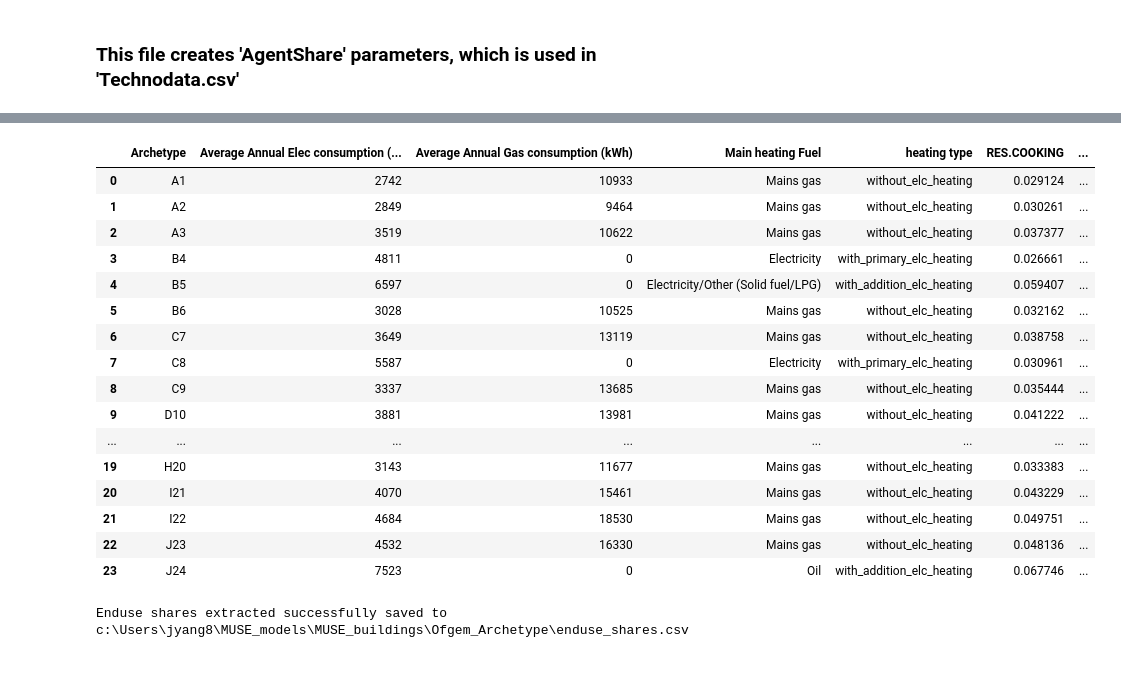
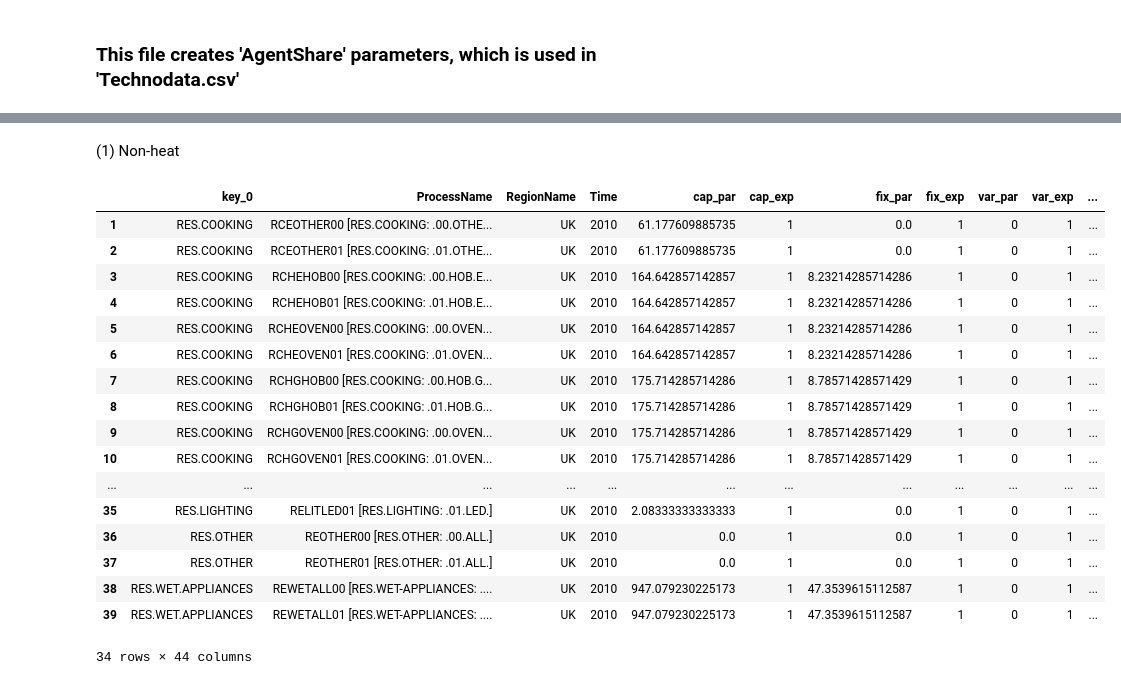
Before and after one commit to Jin-Jun-Mei/MUSE_UK_buildings, a Jupyter notebook: python_script/create_capacity_share.ipynb, the cells around one changed output, grey strips where cells are left out. Cells and saved outputs as stored; diff of their text form; code cells hidden in the pictures.

Commit message:
update ofgem agents

```diff
--- a/python_script/create_capacity_share.ipynb
+++ b/python_script/create_capacity_share.ipynb
@@ -84,10 +38,12 @@ def get_multiplier(enduse,heating_type):
 data_folder = Path.cwd().parent / "Ofgem_Archetype"
 
 # read the tables in the excel file
-df = pd.read_excel(data_folder / "Ofgem energy consumer archetypes2024_Tables1.xlsx", sheet_name="cleaned").dropna()
+df_ofgem = pd.read_excel(data_folder / "Ofgem energy consumer archetypes2024_Tables1.xlsx", sheet_name="original").dropna()
 
-# Apply the logic to create the "heating type" column
-df['heating type'] = df['Main heating Fuel'].apply(categorize_heating)
+# keep only the columns we need
+col_to_keep = ['Archetype','Average Annual Elec consumption (kWh)','Average Annual Gas consumption (kWh)', 'Main heating Fuel']
+
+df_ofgem = df_ofgem[col_to_keep]
 
 # display the data
-# df.head()
+df_ofgem.head()
@@ -111,20 +56,0 @@ for item in list(enduses_mapping.keys()):
-# %%
-df
-# %% [output]
-|  | Archetype | Average Annual Elec consumption (... | Average Annual Gas consumption (kWh) | Main heating Fuel | heating type | RES.COOKING | ... |
-| 0 | A1 | 2742 | 10933 | Mains gas | without_elc_heating | 0.029124 | ... |
-| 1 | A2 | 2849 | 9464 | Mains gas | without_elc_heating | 0.030261 | ... |
-| 2 | A3 | 3519 | 10622 | Mains gas | without_elc_heating | 0.037377 | ... |
-| 3 | B4 | 4811 | 0 | Electricity | with_primary_elc_heating | 0.026661 | ... |
-| 4 | B5 | 6597 | 0 | Electricity/Other (Solid fuel/LPG) | with_addition_elc_heating | 0.059407 | ... |
-| 5 | B6 | 3028 | 10525 | Mains gas | without_elc_heating | 0.032162 | ... |
-| 6 | C7 | 3649 | 13119 | Mains gas | without_elc_heating | 0.038758 | ... |
-| 7 | C8 | 5587 | 0 | Electricity | with_primary_elc_heating | 0.030961 | ... |
-| 8 | C9 | 3337 | 13685 | Mains gas | without_elc_heating | 0.035444 | ... |
-| 9 | D10 | 3881 | 13981 | Mains gas | without_elc_heating | 0.041222 | ... |
-| ... | ... | ... | ... | ... | ... | ... | ... |
-| 19 | H20 | 3143 | 11677 | Mains gas | without_elc_heating | 0.033383 | ... |
-| 20 | I21 | 4070 | 15461 | Mains gas | without_elc_heating | 0.043229 | ... |
-| 21 | I22 | 4684 | 18530 | Mains gas | without_elc_heating | 0.049751 | ... |
-| 22 | J23 | 4532 | 16330 | Mains gas | without_elc_heating | 0.048136 | ... |
-| 23 | J24 | 7523 | 0 | Oil | with_addition_elc_heating | 0.067746 | ... |
@@ -138,21 +57,23 @@ enduse_shares_df.set_index('Archetype', inplace=True)
-# %%
-enduse_shares_df = enduse_shares_df.T
-enduse_shares_df.to_csv(data_folder / "enduse_shares.csv")
-
-print("Enduse shares extracted successfully saved to " + str(data_folder / "enduse_shares.csv"))
-# %% [output]
-Enduse shares extracted successfully saved to c:\Users\jyang8\MUSE_models\MUSE_buildings\Ofgem_Archetype\enduse_shares.csv
 # %%
 technodata_df = pd.read_csv( Path.cwd().parent /"Buildings/MUSE_Files" / "Technodata.csv")
 
 # Step 1: Identify columns with "new" in the "Unit" row, a.k.a the Agent columns
 columns_to_drop = technodata_df.loc[0][technodata_df.loc[0] == "new"].index
 
-# Step 2: Drop these Agent columns from the DataFrame
+# Step 2: Drop these old Agent columns from the DataFrame
 technodata_df.drop(columns=columns_to_drop, inplace=True)
 
-# Step 3: Extract the "Unit" row
+# Step 3: Extract the "Unit" row, which will be added back to the DataFrame later
 unit_row = technodata_df.iloc[[0]]
 
 # Step 4: Remove the "Unit" row from technodata_df for merging
-technodata_df_no_unit = technodata_df.iloc[1:].reset_index(drop=True)
+# technodata_df_no_unit = technodata_df.iloc[1:].reset_index(drop=True)
+
+# Step 5: split the df into two dfs based on the "EndUse" column
+# Define the condition for splitting
+non_heat_use = technodata_df['EndUse'].str.contains('|'.join(non_heat_enduses), case=False, na=False)
+heating_use = technodata_df['EndUse'].str.contains('|'.join(heating_enduses), case=False, na=False)
+
+# Split the DataFrame
+df_non_heat = technodata_df[non_heat_use]
+df_heating = technodata_df[heating_use]
@@ -186,0 +80,27 @@ merged_no_unit_df = pd.merge(
+# %% [markdown]
+(1) Non-heat
+# %%
+from create_non_heat_share import non_heat_capacity_share
+
+df1 = non_heat_capacity_share(df_non_heat, df_ofgem,non_heat_enduses_mapping)
+# %%
+df1
+# %% [output]
+|  | key_0 | ProcessName | RegionName | Time | cap_par | cap_exp | fix_par | fix_exp | var_par | var_exp | ... |
+| 1 | RES.COOKING | RCEOTHER00 [RES.COOKING: .00.OTHE... | UK | 2010 | 61.177609885735 | 1 | 0.0 | 1 | 0 | 1 | ... |
+| 2 | RES.COOKING | RCEOTHER01 [RES.COOKING: .01.OTHE... | UK | 2010 | 61.177609885735 | 1 | 0.0 | 1 | 0 | 1 | ... |
+| 3 | RES.COOKING | RCHEHOB00 [RES.COOKING: .00.HOB.E... | UK | 2010 | 164.642857142857 | 1 | 8.23214285714286 | 1 | 0 | 1 | ... |
+| 4 | RES.COOKING | RCHEHOB01 [RES.COOKING: .01.HOB.E... | UK | 2010 | 164.642857142857 | 1 | 8.23214285714286 | 1 | 0 | 1 | ... |
+| 5 | RES.COOKING | RCHEOVEN00 [RES.COOKING: .00.OVEN... | UK | 2010 | 164.642857142857 | 1 | 8.23214285714286 | 1 | 0 | 1 | ... |
+| 6 | RES.COOKING | RCHEOVEN01 [RES.COOKING: .01.OVEN... | UK | 2010 | 164.642857142857 | 1 | 8.23214285714286 | 1 | 0 | 1 | ... |
+| 7 | RES.COOKING | RCHGHOB00 [RES.COOKING: .00.HOB.G... | UK | 2010 | 175.714285714286 | 1 | 8.78571428571429 | 1 | 0 | 1 | ... |
+| 8 | RES.COOKING | RCHGHOB01 [RES.COOKING: .01.HOB.G... | UK | 2010 | 175.714285714286 | 1 | 8.78571428571429 | 1 | 0 | 1 | ... |
+| 9 | RES.COOKING | RCHGOVEN00 [RES.COOKING: .00.OVEN... | UK | 2010 | 175.714285714286 | 1 | 8.78571428571429 | 1 | 0 | 1 | ... |
+| 10 | RES.COOKING | RCHGOVEN01 [RES.COOKING: .01.OVEN... | UK | 2010 | 175.714285714286 | 1 | 8.78571428571429 | 1 | 0 | 1 | ... |
+| ... | ... | ... | ... | ... | ... | ... | ... | ... | ... | ... | ... |
+| 35 | RES.LIGHTING | RELITLED01 [RES.LIGHTING: .01.LED.] | UK | 2010 | 2.08333333333333 | 1 | 0.0 | 1 | 0 | 1 | ... |
+| 36 | RES.OTHER | REOTHER00 [RES.OTHER: .00.ALL.] | UK | 2010 | 0.0 | 1 | 0.0 | 1 | 0 | 1 | ... |
+| 37 | RES.OTHER | REOTHER01 [RES.OTHER: .01.ALL.] | UK | 2010 | 0.0 | 1 | 0.0 | 1 | 0 | 1 | ... |
+| 38 | RES.WET.APPLIANCES | REWETALL00 [RES.WET-APPLIANCES: .... | UK | 2010 | 947.079230225173 | 1 | 47.3539615112587 | 1 | 0 | 1 | ... |
+| 39 | RES.WET.APPLIANCES | REWETALL01 [RES.WET-APPLIANCES: .... | UK | 2010 | 947.079230225173 | 1 | 47.3539615112587 | 1 | 0 | 1 | ... |
+34 rows × 44 columns
```
Also changed, not shown: parts of 21 cells of this notebook, 7 other files.
